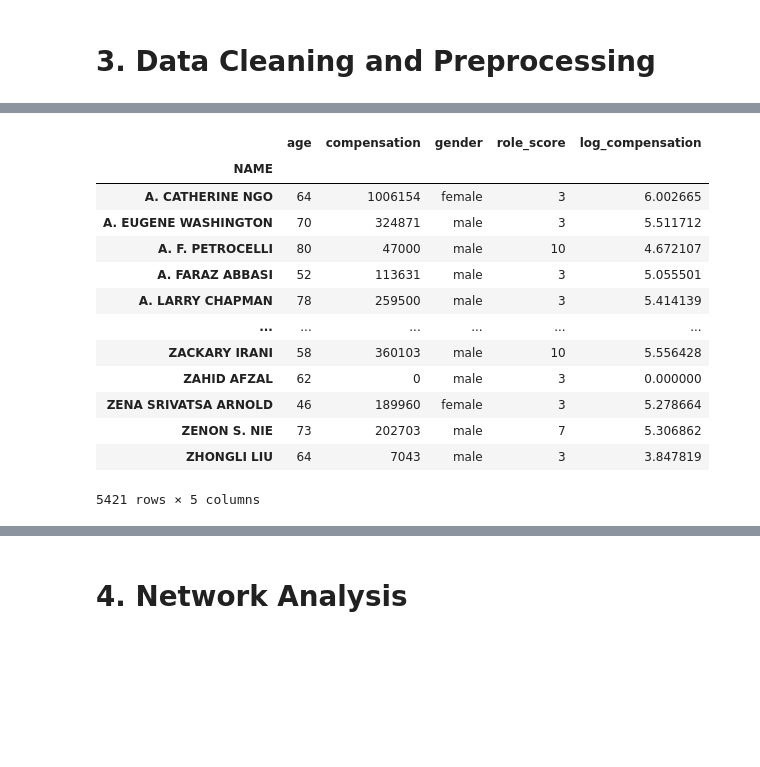
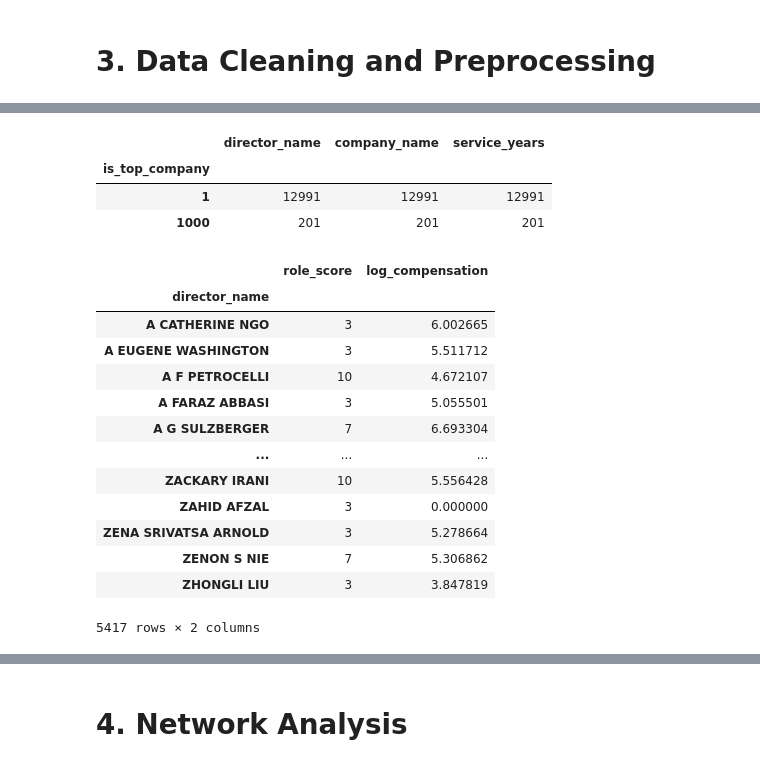
Before and after one commit to MQ-COMP2200-COMP6200/assignment-3-Mahdi3M, a Jupyter notebook: directors-network.ipynb, the cells around one changed output, grey strips where cells are left out. Saved outputs shown, nothing was run; the diff lists cells and outputs as text; code cells hidden in the pictures; blank space fills up the shorter version.

```diff
--- a/directors-network.ipynb
+++ b/directors-network.ipynb
@@ -124,6 +80,3 @@ source_excerpt     0
 created_at         0
 gender            21
 dtype: int64
-# %%
-director_details_raw['name'] = director_details_raw.name.str.upper().str.strip()
-director_details_raw.name.nunique()
@@ -205,0 +122,15 @@ company_director.sample(5)
+# %%
+def clean_name(name):
+    name = re.sub(r'[^A-Z ]', ' ', name.upper())  # keep only letters and spaces
+    name = re.sub(r'\s+', ' ', name)              # collapse multiple spaces into one
+    return name.strip()
+# %%
+company_director_raw['company_name'] = company_director_raw['company_name'].apply(clean_name)
+company_director_raw['director_name'] = company_director_raw['director_name'].apply(clean_name)
+
+director_details_raw['name'] = director_details_raw['name'].apply(clean_name)
+
+top_companies_raw['Company'] = top_companies_raw['Company'].apply(clean_name)
+# %%
+top_companies_raw.rename(columns={'Company': 'company_name'}, inplace=True)
+director_details_raw.rename(columns={'name': 'director_name'}, inplace=True)
@@ -206 +192,8 @@ company_director.sample(5)
+# %%
+company_director.groupby('is_top_company').count()
+# %% [output]
+|  | director_name | company_name | service_years |
+| is_top_company |  |  |  |
+| 1 | 12991 | 12991 | 12991 |
+| 1000 | 201 | 201 | 201 |
 # %%
@@ -226,26 +213,25 @@ def role_importance(role):
 # %%
 director_details_raw['role_score'] = director_details_raw['role'].map(role_importance)
 director_details = pandas.DataFrame({
-    'age': director_details_raw.groupby('NAME').age.max(),
-    'compensation': director_details_raw.groupby('NAME').compensation.sum(),
-    'gender': director_details_raw.groupby('NAME').gender.agg(most_common),
-    'role_score': director_details_raw.groupby('NAME').role_score.max(),
+    'compensation': director_details_raw.groupby('director_name').compensation.sum(),
+    'role_score': director_details_raw.groupby('director_name').role_score.max(),
 })
 director_details['log_compensation'] = (1 + director_details.compensation).map(math.log10)
+director_details.drop('compensation', axis=1, inplace=True)
 director_details
 # %% [output]
-|  | age | compensation | gender | role_score | log_compensation |
-| NAME |  |  |  |  |  |
-| A. CATHERINE NGO | 64 | 1006154 | female | 3 | 6.002665 |
-| A. EUGENE WASHINGTON | 70 | 324871 | male | 3 | 5.511712 |
-| A. F. PETROCELLI | 80 | 47000 | male | 10 | 4.672107 |
-| A. FARAZ ABBASI | 52 | 113631 | male | 3 | 5.055501 |
-| A. LARRY CHAPMAN | 78 | 259500 | male | 3 | 5.414139 |
-| ... | ... | ... | ... | ... | ... |
-| ZACKARY IRANI | 58 | 360103 | male | 10 | 5.556428 |
-| ZAHID AFZAL | 62 | 0 | male | 3 | 0.000000 |
-| ZENA SRIVATSA ARNOLD | 46 | 189960 | female | 3 | 5.278664 |
-| ZENON S. NIE | 73 | 202703 | male | 7 | 5.306862 |
-| ZHONGLI LIU | 64 | 7043 | male | 3 | 3.847819 |
+|  | role_score | log_compensation |
+| director_name |  |  |
+| A CATHERINE NGO | 3 | 6.002665 |
+| A EUGENE WASHINGTON | 3 | 5.511712 |
+| A F PETROCELLI | 10 | 4.672107 |
+| A FARAZ ABBASI | 3 | 5.055501 |
+| A G SULZBERGER | 7 | 6.693304 |
+| ... | ... | ... |
+| ZACKARY IRANI | 10 | 5.556428 |
+| ZAHID AFZAL | 3 | 0.000000 |
+| ZENA SRIVATSA ARNOLD | 3 | 5.278664 |
+| ZENON S NIE | 7 | 5.306862 |
+| ZHONGLI LIU | 3 | 3.847819 |
-5421 rows × 5 columns
+5417 rows × 2 columns
 # %%
```
Also changed, not shown: parts of 34 cells of this notebook.
